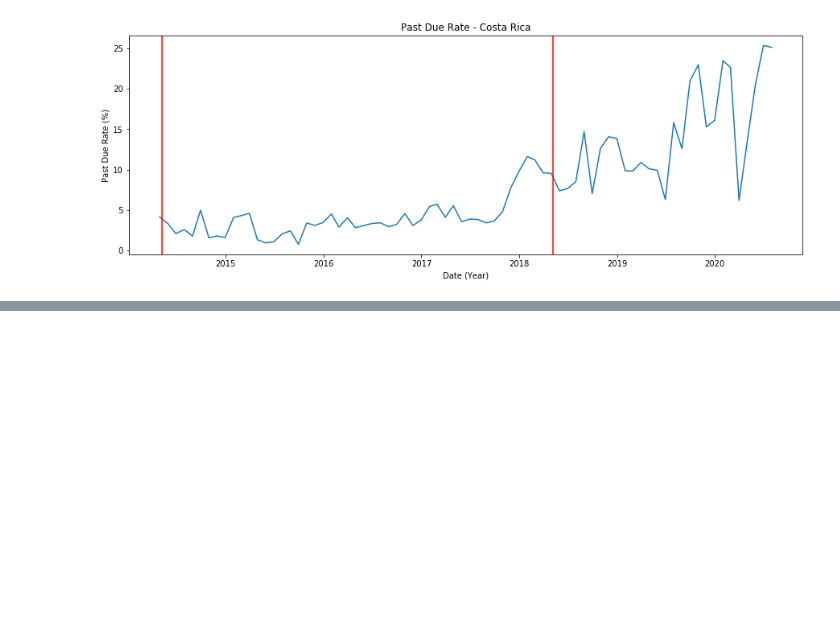
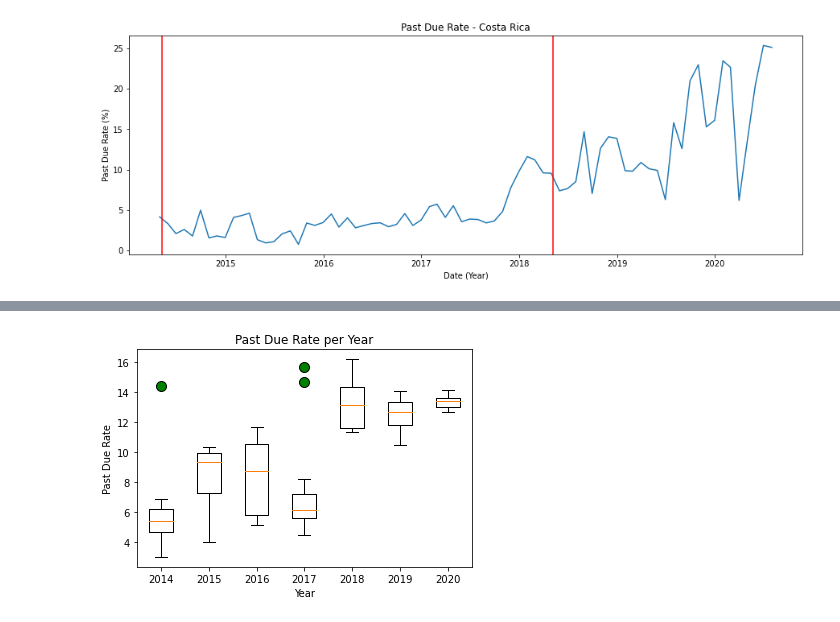
Before and after one commit to SergioGL8/P1---Digging-deep-in-past-due-patterns-, a Jupyter notebook: explore_visual.ipynb, the cells around one changed output, grey strips where cells are left out. Drawn from its saved outputs; the diff is of its cells as text; code cells hidden in the pictures; blank space fills up the shorter version.

```diff
--- a/explore_visual.ipynb
+++ b/explore_visual.ipynb
@@ -974,0 +991,4 @@ for p in range(len(date_list)-1):
+# %%
+boxplot_df = past_due_index
+
+boxplot_df.reset_index(level=0, inplace=True)
@@ -974,0 +1003,29 @@ for p in range(len(date_list)-1):
+# %%
+# Put years into a list for for loop (and later for plot labels)
+
+years_list
+
+# Create empty list to fill with past due rate data
+
+pd_rate_data = []
+
+# Calculate the IQR and quantitatively determine if there are any potential outliers.
+for year in years_list:
+
+    # Locate the rows which contain the specific year and get the past due rate
+    pd_rate_year = boxplot_df['Past Due Rate'].loc[boxplot_df['Year'] == year]
+
+    # add subset
+    pd_rate_data.append(pd_rate_year)
+
+    # Determine outliers using upper and lower bounds
+    quartiles = pd_rate_year.quantile([.25,.5,.75])
+    lowerq = quartiles[0.25]
+    upperq = quartiles[0.75]
+    iqr = upperq-lowerq
+    print(f"For {year} IQR is {iqr}")
+
+    lower_bound = lowerq - (1.5*iqr)
+    upper_bound = upperq + (1.5*iqr)
+    print(f"For {year} values below {lower_bound} could be outliers")
+    print(f"For {year} values above {upper_bound} could be outliers\n")
@@ -974,0 +1050,13 @@ for p in range(len(date_list)-1):
+# %%
+# Generate a box plot of the final tumor volume of each mouse across four regimens of interest
+flierprops = dict(marker='o', markerfacecolor='green', markersize=10, linestyle='none')
+
+fig, ax = plt.subplots()
+ax.set_title("Past Due Rate per Year")
+ax.set_ylabel("Past Due Rate")
+ax.set_xlabel("Year")
+ax.boxplot(pd_rate_data, flierprops=flierprops)
+ax.set_xticklabels(years_list)
+plt.show()
+# %% [output]
+[figure, added]
```
Also changed, not shown: parts of 15 cells of this notebook.
